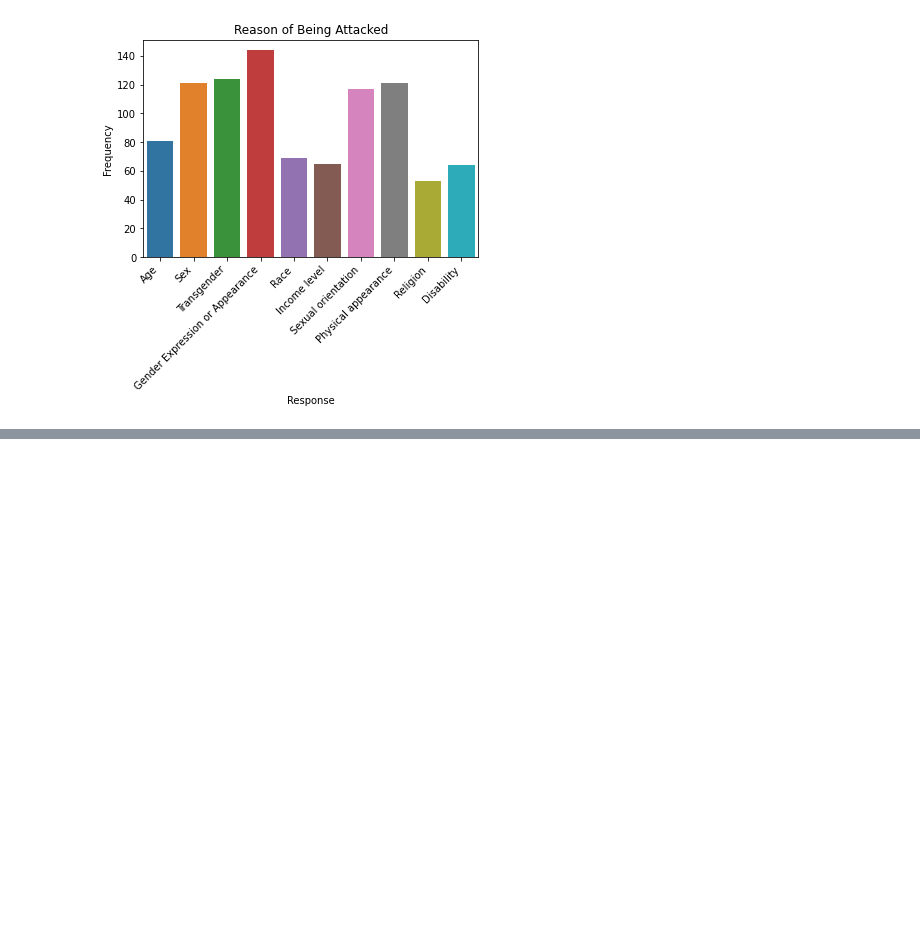
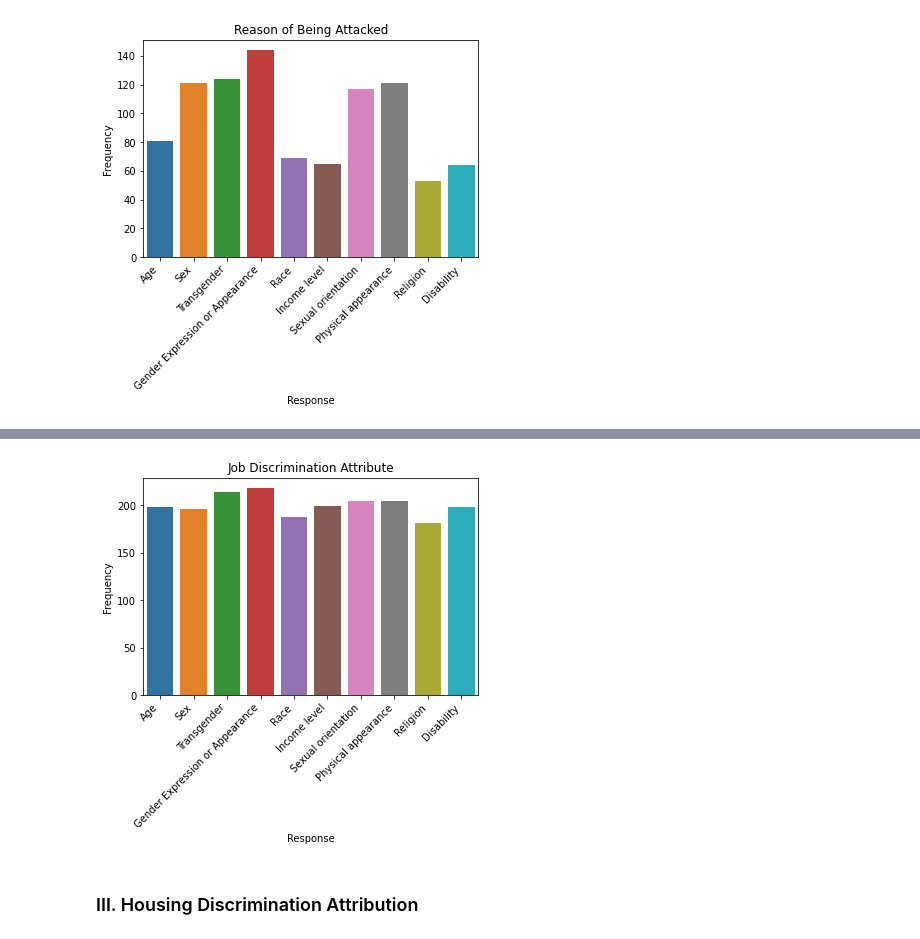
Before and after one commit to c6shi/dds_transgender, a Jupyter notebook: Victimization_Discrimination.ipynb, the cells around one changed output, grey strips where cells are left out. Cells and saved outputs as stored; diff of their text form; code cells hidden in the pictures; blank space fills up the shorter version.

```diff
--- a/Victimization_Discrimination.ipynb
+++ b/Victimization_Discrimination.ipynb
@@ -146,0 +132,21 @@ plt.show()
+# %%
+job = transpop[['Q166_1','Q166_2','Q166_3','Q166_4','Q166_5',
+               'Q166_6','Q166_7','Q166_8','Q166_9','Q166_10']]
+# %%
+total_job = {}
+for col in job.columns:
+    total_job[col]= sum(job[col]!=' ')
+# %%
+sns.barplot(x=list(total_job.keys()), y=list(total_job.values()))
+
+plt.xlabel('Response')
+plt.ylabel('Frequency')
+plt.title('Job Discrimination Attribute')
+plt.xticks(rotation=45)
+plt.gca().set_xticklabels(factors, rotation=45, ha='right')
+
+plt.show()
+# %% [output]
+[figure, added]
+# %% [markdown]
+<h3>III. Housing Discrimination Attribution
```
Also changed, not shown: parts of 17 cells of this notebook.
